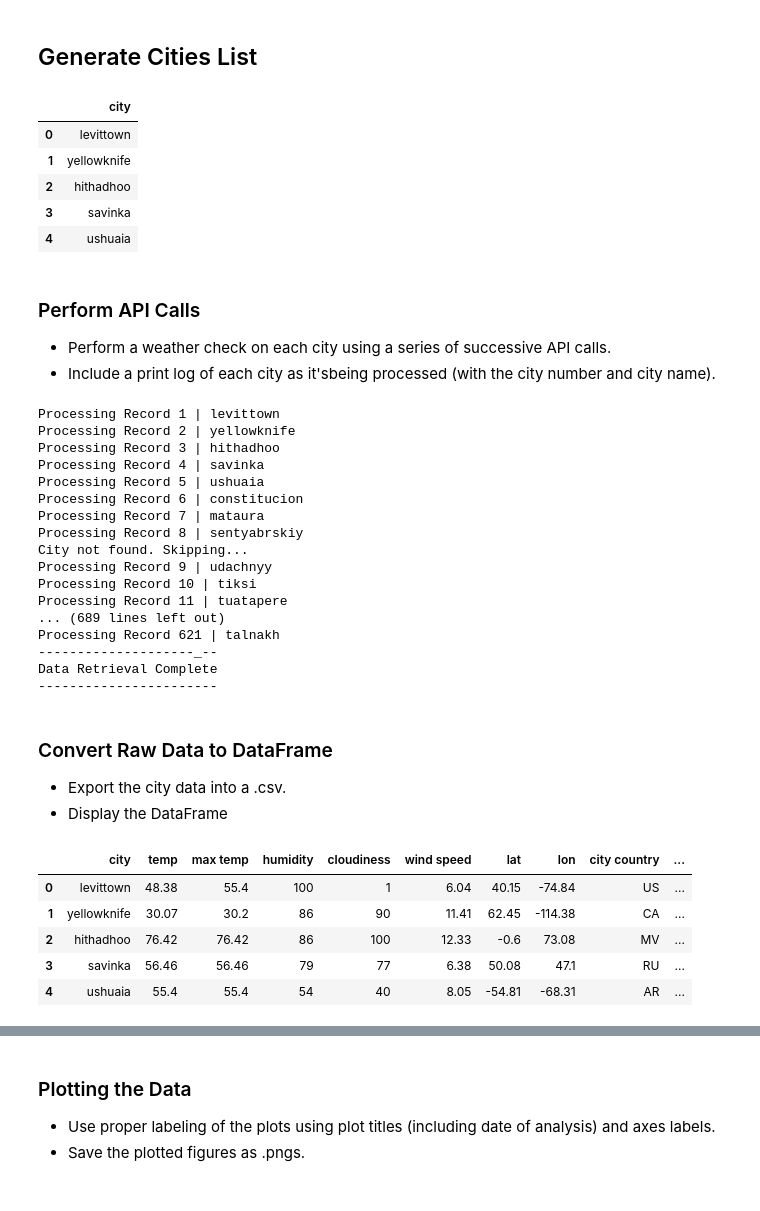
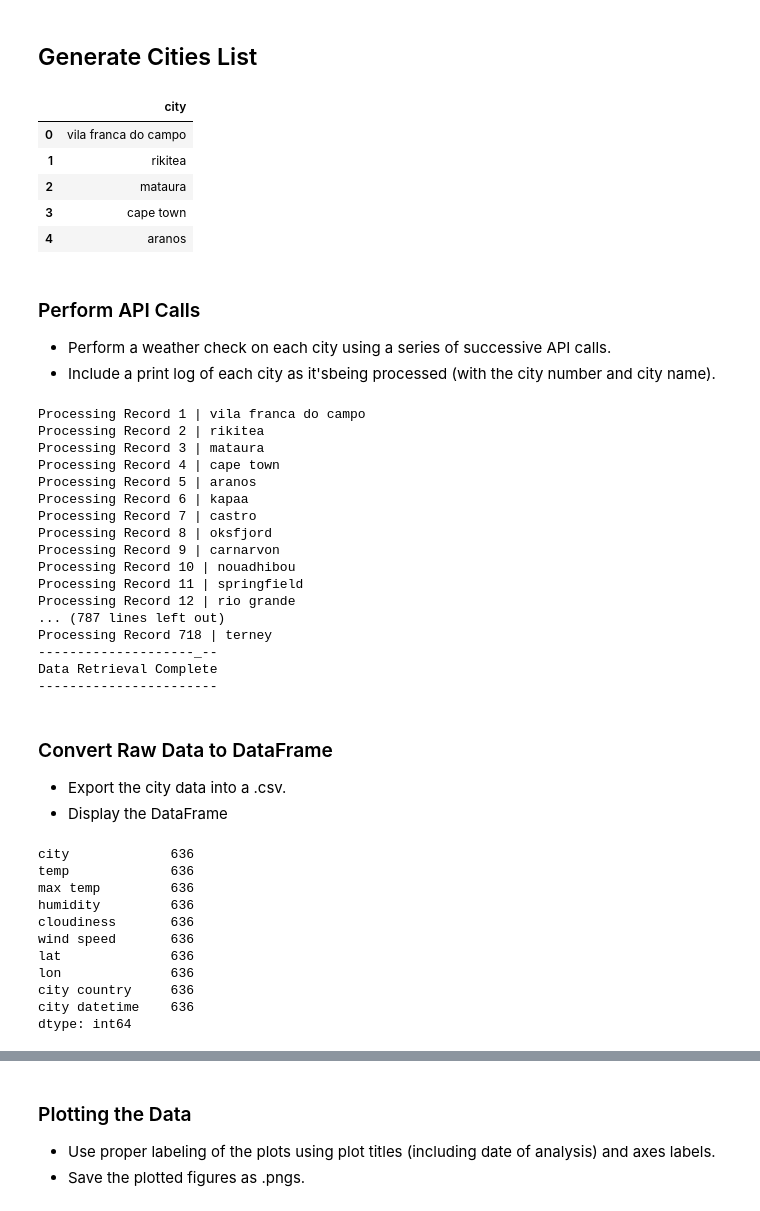
Before and after one commit to PaulaJorgensen/python-api-challenge, a Jupyter notebook: WeatherPy/WeatherPy.ipynb, the cells around one changed output, grey strips where cells are left out. Saved outputs shown, nothing was run; the diff lists cells and outputs as text; code cells hidden in the pictures.

```diff
--- a/WeatherPy/WeatherPy.ipynb
+++ b/WeatherPy/WeatherPy.ipynb
@@ -32,41 +28,39 @@ lng_range = (-180, 180)
 # %%
 # List for holding lat_lngs and cities
 lat_lngs = []
 cities = []
 
-
 # Create a set of random lat and lng combinations
-lats = np.random.uniform(low=-90.000, high=90.000, size=1500)
-lngs = np.random.uniform(low=-180.000, high=180.000, size=1500)
+lats = np.random.uniform(low=-90.000, high=90.000, size=1800)
+lngs = np.random.uniform(low=-180.000, high=180.000, size=1800)
 lat_lngs = zip(lats, lngs)
 
 # Identify nearest city for each lat, lng combination
 for lat_lng in lat_lngs:
     city = citipy.nearest_city(lat_lng[0], lat_lng[1]).city_name
 
     # If the city is unique, then add it to a our cities list
     if city not in cities:
         cities.append(city)
 
 # Print the city count to confirm sufficient count
 len(cities)
 
 df=pd.DataFrame(cities)
 df=df.rename(columns={0: 'city'})
 df.head()
 # %% [output]
 |  | city |
-| 0 | levittown |
-| 1 | yellowknife |
-| 2 | hithadhoo |
-| 3 | savinka |
-| 4 | ushuaia |
+| 0 | vila franca do campo |
+| 1 | rikitea |
+| 2 | mataura |
+| 3 | cape town |
+| 4 | aranos |
 # %% [markdown]
 ### Perform API Calls
 * Perform a weather check on each city using a series of successive API calls.
 * Include a print log of each city as it'sbeing processed (with the city number and city name).
 # %%
-#Create new columns for data we'll be collecting from the API
 df['temp']=""
 df['max temp']=""
 df['humidity']=""
@@ -77,7 +71,6 @@ df['lon']=""
 df['city country']=""
 df['city datetime']=""
 
-#Iterate over each row
 for index, row in df.iterrows():
     city = row['city']
     print(f"Processing Record {index + 1} | {city}")
@@ -113,20 +106,20 @@ print("--------------------_--")
 print("Data Retrieval Complete")
 print("-----------------------")
 # %% [output]
-Processing Record 1 | levittown
-Processing Record 2 | yellowknife
-Processing Record 3 | hithadhoo
-Processing Record 4 | savinka
-Processing Record 5 | ushuaia
-Processing Record 6 | constitucion
-Processing Record 7 | mataura
-Processing Record 8 | sentyabrskiy
-City not found. Skipping...
-Processing Record 9 | udachnyy
-Processing Record 10 | tiksi
-Processing Record 11 | tuatapere
-... (689 lines left out)
-Processing Record 621 | talnakh
+Processing Record 1 | vila franca do campo
+Processing Record 2 | rikitea
+Processing Record 3 | mataura
+Processing Record 4 | cape town
+Processing Record 5 | aranos
+Processing Record 6 | kapaa
+Processing Record 7 | castro
+Processing Record 8 | oksfjord
+Processing Record 9 | carnarvon
+Processing Record 10 | nouadhibou
+Processing Record 11 | springfield
+Processing Record 12 | rio grande
+... (787 lines left out)
+Processing Record 718 | terney
 --------------------_--
 Data Retrieval Complete
 -----------------------
@@ -136,15 +129,16 @@ Data Retrieval Complete
 * Display the DataFrame
 # %%
 df = df[df.temp!='city not found']
-
-export_csv = df.to_csv("cities.csv")
-#export_csv=df.to_csv(r'C:\Users\paula\Desktop\python-api-challenge\WeatherPy\cities.csv')
 df.count()
-df.head()
 # %% [output]
-|  | city | temp | max temp | humidity | cloudiness | wind speed | lat | lon | city country | ... |
-| 0 | levittown | 48.38 | 55.4 | 100 | 1 | 6.04 | 40.15 | -74.84 | US | ... |
-| 1 | yellowknife | 30.07 | 30.2 | 86 | 90 | 11.41 | 62.45 | -114.38 | CA | ... |
-| 2 | hithadhoo | 76.42 | 76.42 | 86 | 100 | 12.33 | -0.6 | 73.08 | MV | ... |
-| 3 | savinka | 56.46 | 56.46 | 79 | 77 | 6.38 | 50.08 | 47.1 | RU | ... |
-| 4 | ushuaia | 55.4 | 55.4 | 54 | 40 | 8.05 | -54.81 | -68.31 | AR | ... |
+city             636
+temp             636
+max temp         636
+humidity         636
+cloudiness       636
+wind speed       636
+lat              636
+lon              636
+city country     636
+city datetime    636
+dtype: int64
```
Also changed, not shown: parts of 8 cells of this notebook, 5 other files.
